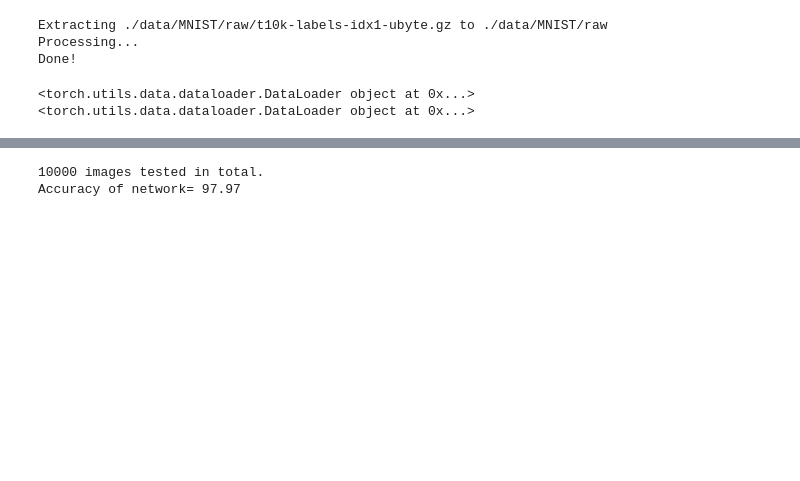
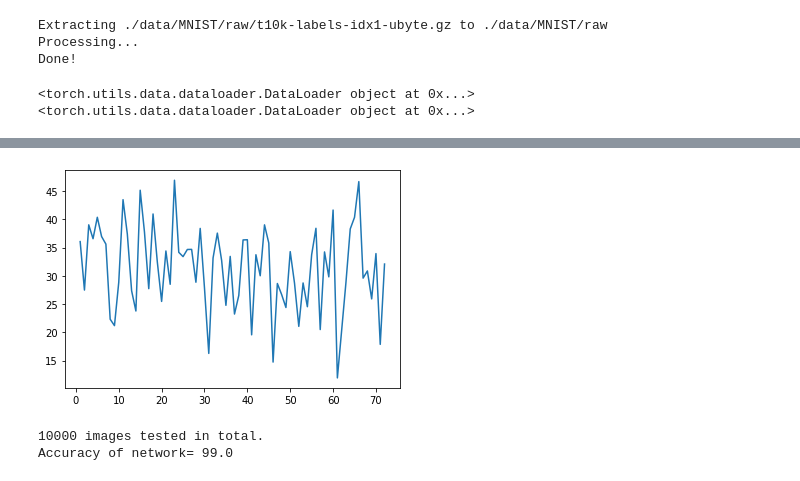
Before and after one commit to SomTambe/cifar10, a Jupyter notebook: mnist_torch.ipynb, the cells around one changed output, grey strips where cells are left out. Saved outputs shown, nothing was run; the diff lists cells and outputs as text; code cells hidden in the pictures; blank space fills up the shorter version.

Commit message:
Added the 99% accuracy file

```diff
--- a/mnist_torch.ipynb
+++ b/mnist_torch.ipynb
@@ -71,7 +71,8 @@ criterion=nn.CrossEntropyLoss() #  taking loss as cross-entropy loss
 optimizer=optim.Adam(net.parameters()) # using ADAM as optimizer
 # %%
 # training the network here
-for epoch in range(11):
+lossarr=[]
+for epoch in range(12):
     running_loss=0.0
     for i,data in enumerate(trainloader,0): # enumerate(iterable,start)
         inputs,labels=data[0].to(device), data[1].to(device)
@@ -83,6 +84,7 @@ for epoch in range(11):
         running_loss+=loss.item()
         if i%2000==1999:
             if i%6000==5999 : print("Epoch:",epoch+1," ,iteration:",i+1," ,loss:",running_loss/2000)
+            lossarr.append(running_loss)
             running_loss=0
-print("Model trained on 60000 images")
+print("Model trained on 60000 images and 12 epochs.")
 # %% [output]
@@ -106,3 +108,9 @@ Model trained on 60000 images
+# %%
+points=np.arange(1,73,1)
+plt.plot(points,lossarr)
+plt.show()
+# %% [output]
+[figure, added]
 # %%
 correct=0
 total=0
@@ -117,4 +125,4 @@ print("10000 images tested in total.")
 print("Accuracy of network=",correct*100/total)
 # %% [output]
 10000 images tested in total.
-Accuracy of network= 97.97
+Accuracy of network= 99.0
```
Also changed, not shown: parts of 2 cells of this notebook.
